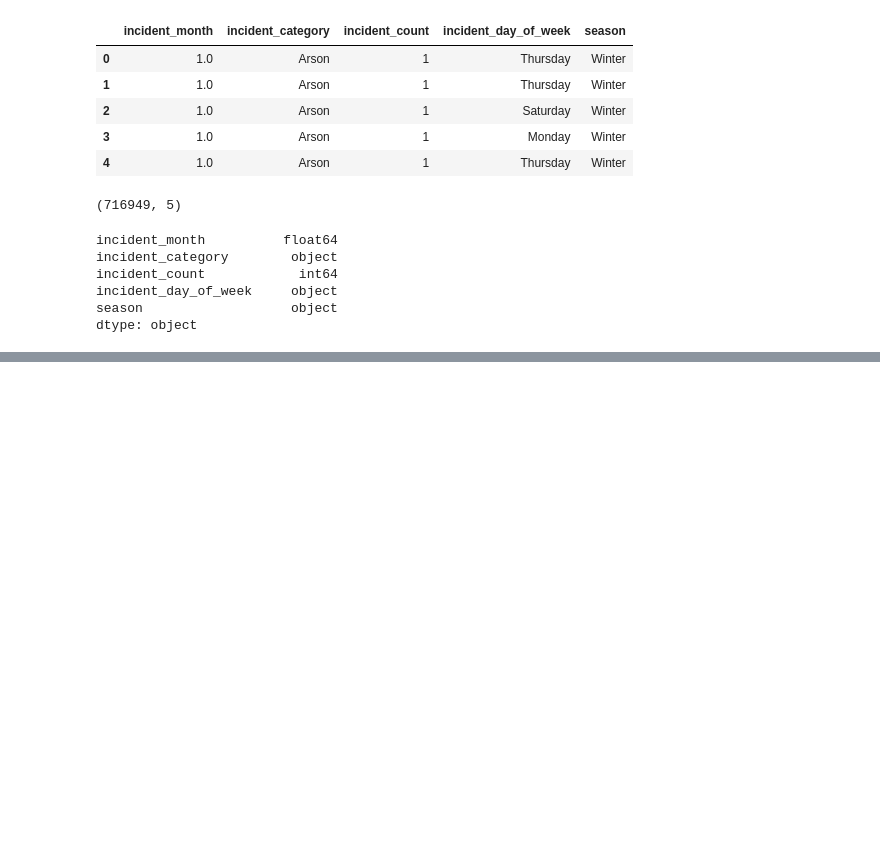
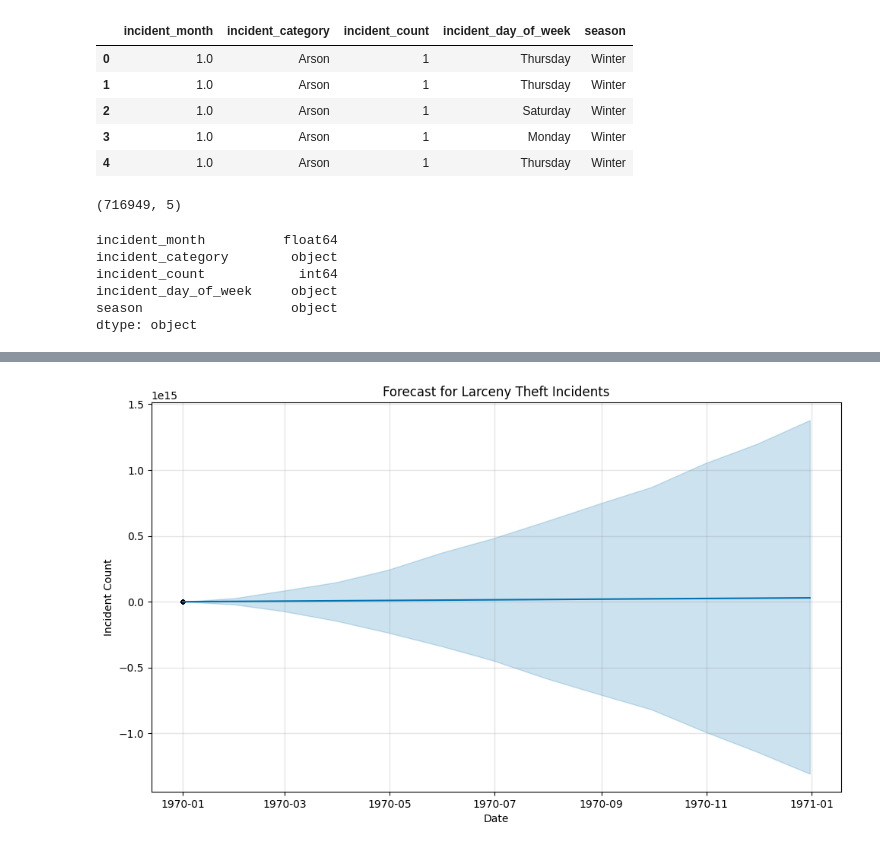
Before and after one commit to TRANDY-116/Police-Incident-Data-Pipeline, a Jupyter notebook: Analysis/Police analysis.ipynb, the cells around one changed output, grey strips where cells are left out. Saved outputs shown, nothing was run; the diff lists cells and outputs as text; code cells hidden in the pictures; blank space fills up the shorter version.

```diff
--- a/Analysis/Police analysis.ipynb
+++ b/Analysis/Police analysis.ipynb
@@ -62,0 +108,24 @@ dtype: object
+# %%
+# Rename columns for Prophet
+category_data = category_data.rename(columns={'incident_month': 'ds', 'incident_count': 'y'})
+
+# Only keep necessary columns
+category_data = category_data[['ds', 'y']]
+# %%
+from prophet import Prophet
+
+# Initialize the Prophet model
+model = Prophet(yearly_seasonality=True, weekly_seasonality=False, daily_seasonality=False)
+model.fit(category_data)
+
+# Make future predictions for the next 12 months
+future = model.make_future_dataframe(periods=12, freq='M')
+forecast = model.predict(future)
+
+# Plot the forecast
+model.plot(forecast)
+plt.title(f'Forecast for {category} Incidents')
+plt.xlabel('Date')
+plt.ylabel('Incident Count')
+plt.show()
+# %% [output]
@@ -62,0 +134 @@ dtype: object
+[figure, added]
```
Also changed, not shown: parts of 6 cells of this notebook.
